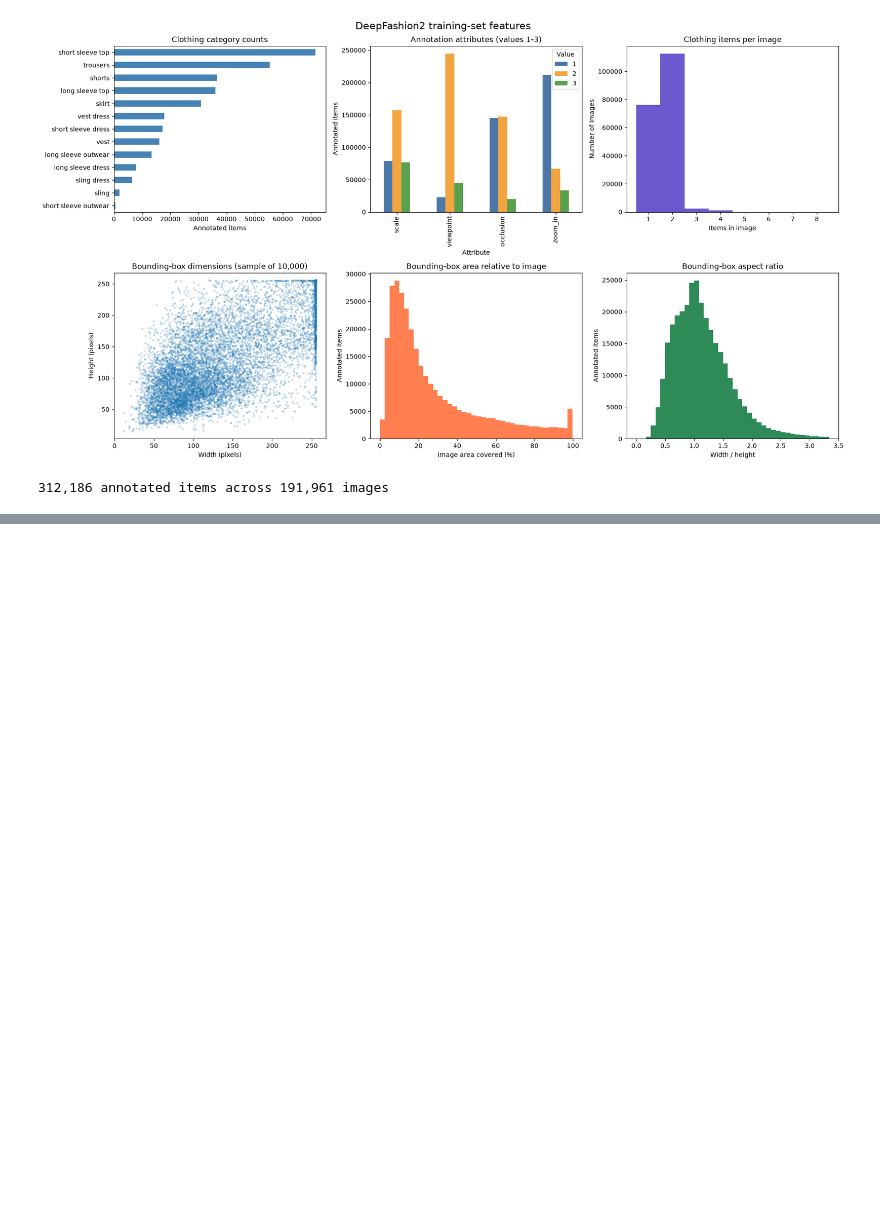
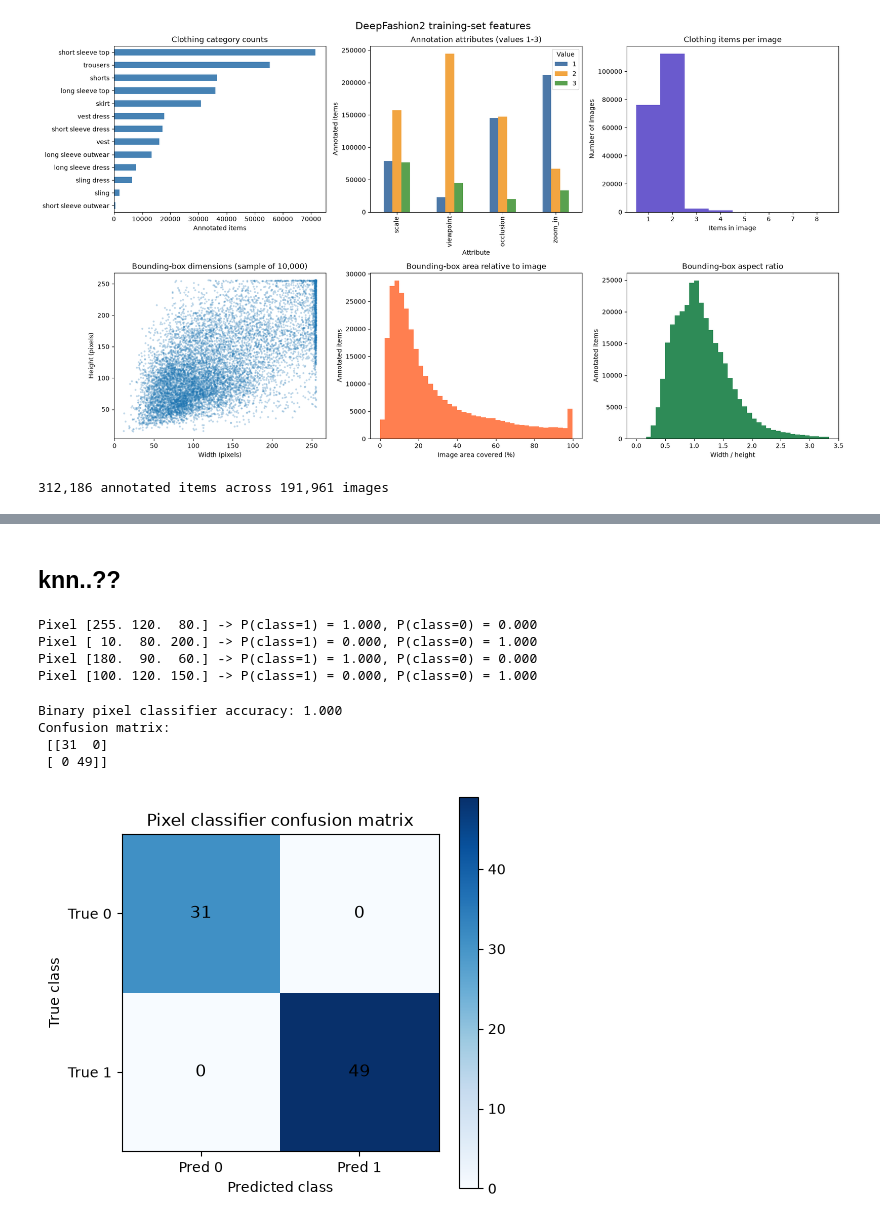
Before and after one commit to KennethSUPSI/project_deep_fashion_detection, a Jupyter notebook: deep_fashion_detection.ipynb, the cells around one changed output, grey strips where cells are left out. Saved outputs shown, nothing was run; the diff lists cells and outputs as text; code cells hidden in the pictures; blank space fills up the shorter version.

```diff
--- a/deep_fashion_detection.ipynb
+++ b/deep_fashion_detection.ipynb
@@ -265,0 +367,57 @@ df.head()
+# %% [markdown]
+## knn..??
+# %%
+def pixel_distance(pixel_a, pixel_b):
+    pixel_a = np.asarray(pixel_a, dtype=float)
+    pixel_b = np.asarray(pixel_b, dtype=float)
+    return np.linalg.norm(pixel_a - pixel_b)
+
+def nearest_neighbor_proba(pixel):
+    pixel = np.asarray(pixel, dtype=float).reshape(1, -1)
+    distances = np.array([pixel_distance(pixel[0], train_pixel) for train_pixel in X_train])
+    k = 5
+    nearest = np.argsort(distances)[:k]
+    p_class_1 = y_train[nearest].mean()
+    return np.array([1.0 - p_class_1, p_class_1])
+
+for pixel in np.array([[255, 120, 80], [10, 80, 200], [180, 90, 60], [100, 120, 150]], dtype=float):
+    p = nearest_neighbor_proba(pixel)
+    print(f"Pixel {pixel} -> P(class=1) = {p[1]:.3f}, P(class=0) = {p[0]:.3f}")
+# %% [output]
+Pixel [255. 120.  80.] -> P(class=1) = 1.000, P(class=0) = 0.000
+Pixel [ 10.  80. 200.] -> P(class=1) = 0.000, P(class=0) = 1.000
+Pixel [180.  90.  60.] -> P(class=1) = 1.000, P(class=0) = 0.000
+Pixel [100. 120. 150.] -> P(class=1) = 0.000, P(class=0) = 1.000
+# %%
+# Evaluate the trained binary pixel classifier on the held-out test set
+probs_test = predict_proba(X_test)
+y_pred = (probs_test[:, 1] >= 0.5).astype(int)
+accuracy = np.mean(y_pred == y_test)
+print(f"Binary pixel classifier accuracy: {accuracy:.3f}")
+
+cm = np.zeros((2, 2), dtype=int)
+for true_label, pred_label in zip(y_test, y_pred):
+    cm[int(true_label), int(pred_label)] += 1
+print("Confusion matrix:\n", cm)
+# %% [output]
+Binary pixel classifier accuracy: 1.000
+Confusion matrix:
+ [[31  0]
+ [ 0 49]]
+# %%
+# Plot the confusion matrix for the RGB pixel classifier
+plt.figure(figsize=(5, 4.5))
+plt.imshow(cm, cmap="Blues")
+plt.xticks([0, 1], ["Pred 0", "Pred 1"])
+plt.yticks([0, 1], ["True 0", "True 1"])
+plt.xlabel("Predicted class")
+plt.ylabel("True class")
+plt.title("Pixel classifier confusion matrix")
+for i in range(2):
+    for j in range(2):
+        plt.text(j, i, str(cm[i, j]), ha="center", va="center", color="black", fontsize=12)
+plt.colorbar()
+plt.tight_layout()
+plt.show()
+# %% [output]
+[figure, added]
```
Also changed, not shown: parts of 7 cells of this notebook.
